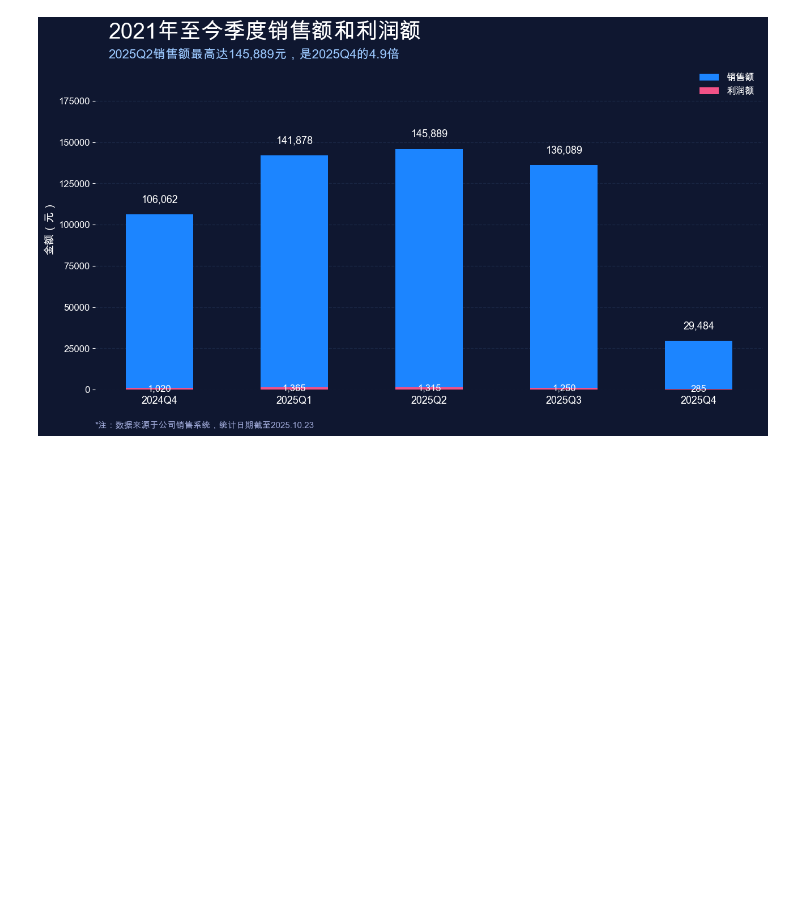
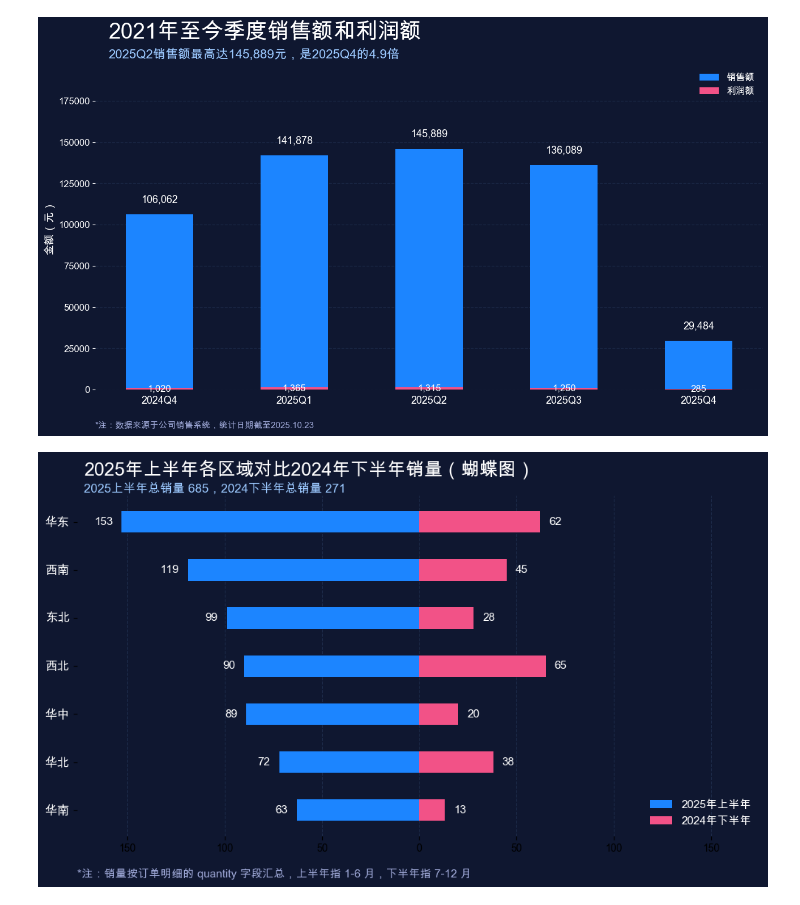
Before and after one commit to Zhen-Zhuo/Data-visualization, a Jupyter notebook: test.ipynb, the cells around one changed output. Drawn from its saved outputs; the diff is of its cells as text; code cells hidden in the pictures; blank space fills up the shorter version.

```diff
--- a/test.ipynb
+++ b/test.ipynb
@@ -556,3 +556,102 @@ plt.tight_layout()
 plt.show()
 # %% [output]
 [figure]
+# %%
+# 蝴蝶图：2025年上半年各区域对比2024年下半年销量
+import numpy as np
+import matplotlib.pyplot as plt
+from matplotlib.ticker import FuncFormatter
+import pandas as pd
+
+# 检查销量字段与时间字段
+if 'quantity' not in df.columns:
+    raise ValueError('缺少字段 "quantity"，无法计算销量。')
+if 'payment_date' not in df.columns:
+    raise ValueError('缺少字段 "payment_date"，无法按时间过滤。')
+
+df['payment_date'] = pd.to_datetime(df['payment_date'], errors='coerce')
+df_time = df.dropna(subset=['payment_date']).copy()
+
+# 选择区间：2025 上半年（1-6 月） vs 2024 下半年（7-12 月）
+h1_2025 = df_time[(df_time['payment_date'].dt.year == 2025) & (df_time['payment_date'].dt.month <= 6)]
+h2_2024 = df_time[(df_time['payment_date'].dt.year == 2024) & (df_time['payment_date'].dt.month >= 7)]
+
+agg25 = h1_2025.groupby('region', as_index=True)['quantity'].sum().rename('sales_2025')
+agg24 = h2_2024.groupby('region', as_index=True)['quantity'].sum().rename('sales_2024')
+
+comp = pd.concat([agg25, agg24], axis=1).fillna(0)
+# 按 2025 销量降序展示（便于对比）
+comp = comp.sort_values('sales_2025', ascending=False)
+if comp.empty:
+    raise ValueError('没有找到 2025 H1 或 2024 H2 的区域销量，请检查数据范围/字段。')
+
+regions = comp.index.tolist()
+sales25 = comp['sales_2025'].values
+sales24 = comp['sales_2024'].values
+
+# 蝴蝶图准备：左侧显示 2025（取负），右侧显示 2024 下半年
+left = -sales25
+right = sales24
+y = np.arange(len(regions))
+
+# 画图样式
+bg = '#0f1730'
+left_color = '#1c85ff'   # 2025（蓝）
+right_color = '#f25287'  # 2024（粉）
+grid_color = '#2b3f63'
+
+fig, ax = plt.subplots(figsize=(10, max(6, len(regions)*0.6)))
+fig.patch.set_facecolor(bg)
+ax.set_facecolor(bg)
+
+bar_height = 0.45
+ax.barh(y, left, height=bar_height, color=left_color, zorder=3)
+ax.barh(y, right, height=bar_height, color=right_color, zorder=3)
+
+# 单侧数值标签（显示绝对值）
+max_val = max(sales25.max() if len(sales25)>0 else 0, sales24.max() if len(sales24)>0 else 0)
+pad = max_val * 0.03 if max_val>0 else 1
+
+for yi, a, b in zip(y, left, right):
+    # 左侧（2025）标签
+    ax.text(a - pad, yi, f"{int(abs(a)):,.0f}", ha='right', va='center', color='white', fontsize=11, fontweight='bold')
+    # 右侧（2024 H2）标签
+    ax.text(b + pad, yi, f"{int(b):,.0f}", ha='left', va='center', color='white', fontsize=11, fontweight='bold')
+
+# y 轴显示区域名
+ax.set_yticks(y)
+ax.set_yticklabels(regions, fontsize=12, color='white')
+
+# x 轴格式化为绝对值显示
+def fmt(x, pos):
+    return f"{int(abs(x)):,.0f}"
+ax.xaxis.set_major_formatter(FuncFormatter(fmt))
+
+# 对称 xlim
+ax.set_xlim(-max_val*1.15, max_val*1.15)
+
+# 样式调整
+ax.invert_yaxis()  # 使排行靠上
+ax.xaxis.grid(True, linestyle='--', color=grid_color, alpha=0.5, zorder=0)
+for spine in ax.spines.values():
+    spine.set_visible(False)
+
+# 图例与标题
+from matplotlib.patches import Patch
+legend = ax.legend([Patch(facecolor=left_color), Patch(facecolor=right_color)], ['2025年上半年','2024年下半年'], loc='lower right', frameon=False, fontsize=11)
+for t in legend.get_texts():
+    t.set_color('white')
+
+total25 = int(sales25.sum())
+total24 = int(sales24.sum())
+subtitle = f"2025上半年总销量 {total25:,d}，2024下半年总销量 {total24:,d}"
+ax.text(0.01, 1.06, '2025年上半年各区域对比2024年下半年销量（蝴蝶图）', transform=ax.transAxes, fontsize=18, fontweight='bold', ha='left', color='white')
+ax.text(0.01, 1.01, subtitle, transform=ax.transAxes, fontsize=12, ha='left', color='#9cc9ff')
+
+note_text = '*注：销量按订单明细的 quantity 字段汇总，上半年指 1-6 月，下半年指 7-12 月'
+ax.text(0.0, -0.12, note_text, transform=ax.transAxes, fontsize=11, color='#9fa9d8', style='italic')
+
+plt.tight_layout()
+plt.show()
+# %% [output]
+[figure, added]
```
Also changed, not shown: parts of 2 cells of this notebook.
